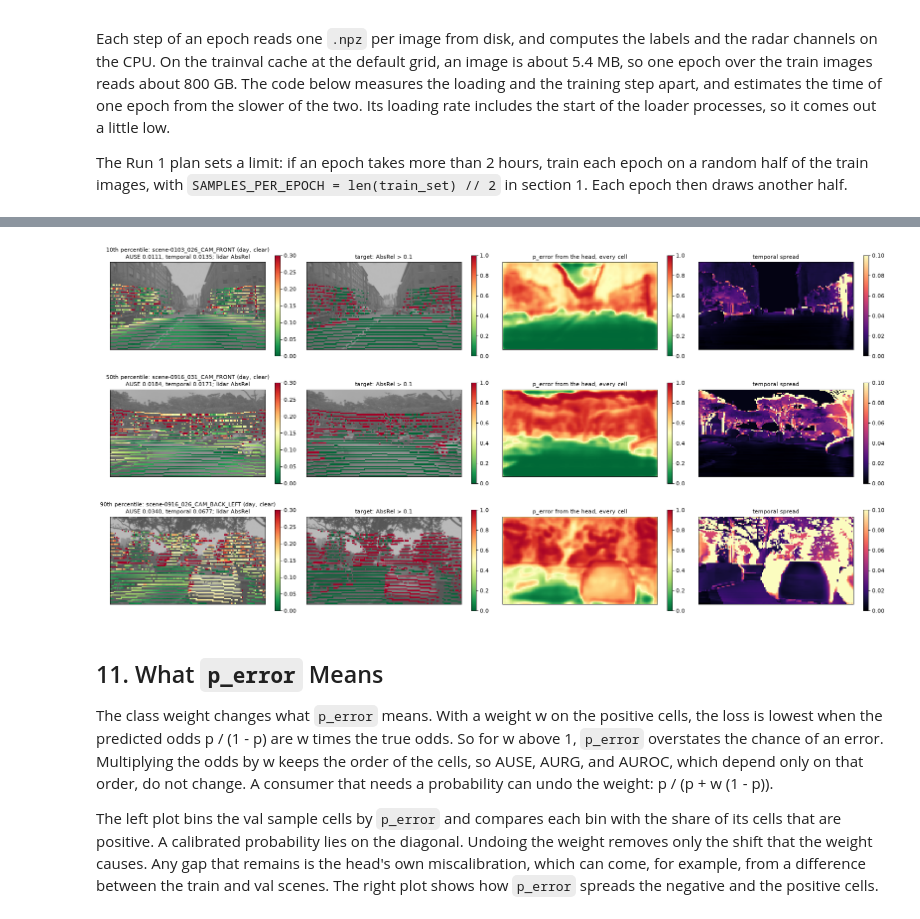
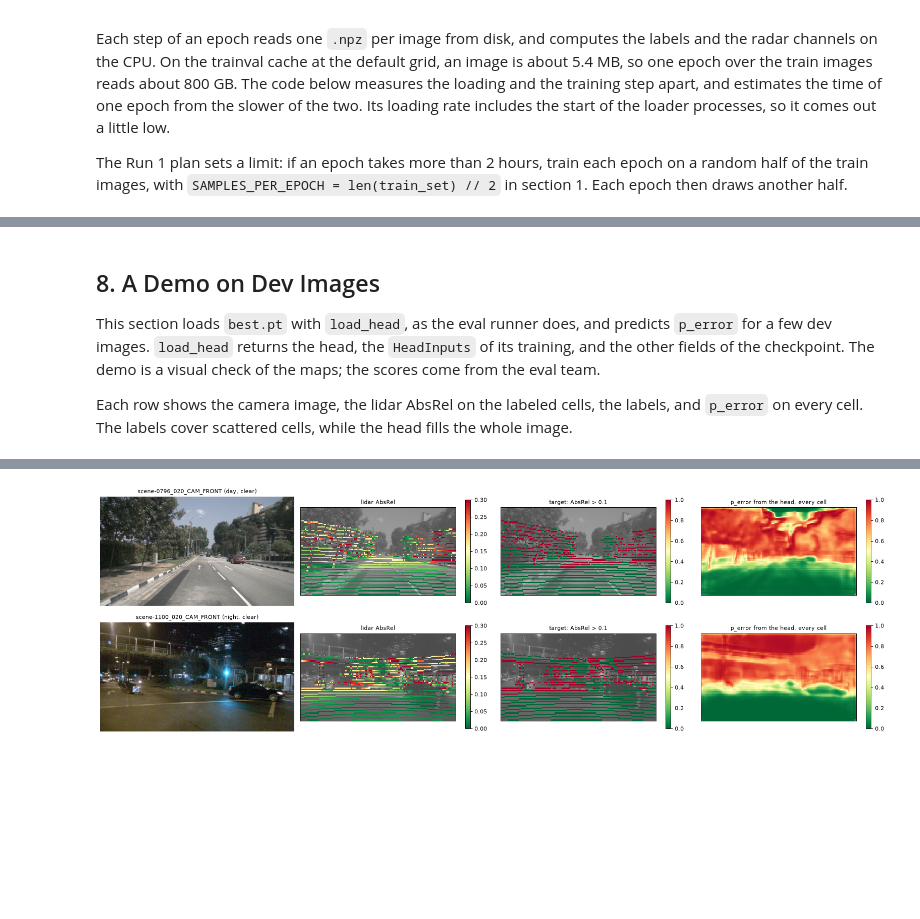
Before and after one commit to kgqiao/monocular-depth-confidence-estimation, a Jupyter notebook: confhead/notebooks/train-head.ipynb, the cells around one changed output, grey strips where cells are left out. Drawn from its saved outputs; the diff is of its cells as text; code cells hidden in the pictures; blank space fills up the shorter version.

```diff
--- a/confhead/notebooks/train-head.ipynb
+++ b/confhead/notebooks/train-head.ipynb
@@ -122,7 +117,7 @@ SAMPLES_PER_EPOCH = None
 DEV_FRACTION = 0.1
 DEV_LIMIT = 3000
 STATS_SAMPLE = 256
-CELLS_PER_IMAGE = 500
+DEMO_KEYS = None
 SEED = 0
 NUM_WORKERS = None
 # %%
@@ -587,0 +434,10 @@ The figure shows three val images, at the 10th, 50th, and 90th percentile of the
+# %%
+epochs = [h["epoch"] for h in history]
+best_epoch = min(history, key=lambda h: h["dev_loss"])["epoch"]
+fig, ax = plt.subplots(figsize=(8, 3.6))
+ax.plot(epochs, [h["train_loss"] for h in history], "o-", label="train")
+ax.plot(epochs, [h["dev_loss"] for h in history], "o-", label="dev")
+ax.axvline(best_epoch, color="#c44e52", lw=0.8, label=f"best.pt, epoch {best_epoch}")
+ax.set(xlabel="epoch", ylabel="masked BCE", title="loss")
+ax.legend()
+plt.show()
@@ -588,32 +446,46 @@ The figure shows three val images, at the 10th, 50th, and 90th percentile of the
+# %% [markdown]
+## 8. A Demo on Dev Images
+
+This section loads `best.pt` with `load_head`, as the eval runner does, and predicts `p_error` for a few dev images. `load_head` returns the head, the `HeadInputs` of its training, and the other fields of the checkpoint. The demo is a visual check of the maps; the scores come from the eval team.
+
+Each row shows the camera image, the lidar AbsRel on the labeled cells, the labels, and `p_error` on every cell. The labels cover scattered cells, while the head fills the whole image.
 # %%
-val_position = {r["key"]: i for i, r in enumerate(val_set.rows)}
-ranked = sorted(val_images, key=lambda im: im["ause_head"])
-picks = [ranked[int(q * (len(ranked) - 1))] for q in (0.1, 0.5, 0.9)]
-tau = INPUTS.labels.tau
+best, inputs, info = load_head(RUN_DIR / "best.pt", device)
+print(f"best.pt: epoch {info['epoch']}, dev loss {info['history'][-1]['dev_loss']:.4f}")
 
-fig, axes = plt.subplots(len(picks), 4, figsize=(20, 3.3 * len(picks)), squeeze=False)
-for row_axes, (q, im) in zip(axes, zip((10, 50, 90), picks)):
-    item = val_set[val_position[im["key"]]]
-    entry = cache.entry(im["key"])
+if DEMO_KEYS is None:
+    groups = defaultdict(list)
+    for i in dev_all:
+        r = official_train.rows[i]
+        groups[(r["condition"], r["weather"])].append(r)
+    DEMO_KEYS = []
+    for _, group in sorted(groups.items())[:3]:
+        front = [r for r in group if r["channel"] == "CAM_FRONT"] or group
+        DEMO_KEYS.append(front[len(front) // 2]["key"])
+demo_set = ConfidenceDataset(cache, inputs)
+position = {r["key"]: i for i, r in enumerate(demo_set.rows)}
+tau = inputs.labels.tau
+
+fig, axes = plt.subplots(len(DEMO_KEYS), 4, figsize=(20, 3.3 * len(DEMO_KEYS)), squeeze=False)
+for row_axes, key in zip(axes, DEMO_KEYS):
+    item = demo_set[position[key]]
+    entry = cache.entry(key)
     rgb = entry.image()
     size = (entry.meta["image"]["width"], entry.meta["image"]["height"])
     with torch.no_grad():
-        p_map = torch.sigmoid(head(item["x"][None].to(device)))[0, 0].cpu().numpy()
+        p_error = torch.sigmoid(best(item["x"][None].to(device)))[0, 0].cpu().numpy()
     labeled = item["mask"][0].numpy() > 0
+    row_axes[0].imshow(rgb)
+    row_axes[0].set_axis_off()
+    row_axes[0].set_title(f"{key} ({entry.meta['condition']}, {entry.meta['weather']})")
     panels = [
         (item["abs_rel"][0].numpy(), labeled, dict(cmap="RdYlGn_r", vmin=0, vmax=3 * tau), "lidar AbsRel"),
         (item["target"][0].numpy(), labeled, dict(cmap="RdYlGn_r", vmin=0, vmax=1), f"target: AbsRel > {tau}"),
-        (p_map, None, dict(cmap="RdYlGn_r", vmin=0, vmax=1), "p_error from the head, every cell"),
+        (p_error, None, dict(cmap="RdYlGn_r", vmin=0, vmax=1), "p_error from the head, every cell"),
     ]
-    if T is not None:
-        panels.append((item["x"][T].numpy(), None, dict(cmap="magma", vmin=0, vmax=0.1), "temporal spread"))
-    for ax, (values, mask, kw, title) in zip(row_axes, panels):
-        imshow = draw_map(ax, values, size, image=rgb if mask is not None else None, mask=mask, **kw)
+    for ax, (values, mask, kw, title) in zip(row_axes[1:], panels):
+        im = draw_map(ax, values, size, image=rgb if mask is not None else None, mask=mask, **kw)
         ax.set_title(title)
-        fig.colorbar(imshow, ax=ax, shrink=0.8)
-    row_axes[0].set_title(f"{q}th percentile: {im['key']} ({im['condition']}, {im['weather']})\n"
-                          f"AUSE {im['ause_head']:.4f}, temporal {im.get('ause_temporal', float('nan')):.4f}; lidar AbsRel")
-    for ax in row_axes[len(panels):]:
-        ax.set_axis_off()
+        fig.colorbar(im, ax=ax, shrink=0.8)
 fig.tight_layout()
 # %% [output]
@@ -620,7 +493 @@ fig.tight_layout()
-[figure, old version]
+[figure, new version]
-# %% [markdown]
-## 11. What `p_error` Means
-
-The class weight changes what `p_error` means. With a weight w on the positive cells, the loss is lowest when the predicted odds p / (1 - p) are w times the true odds. So for w above 1, `p_error` overstates the chance of an error. Multiplying the odds by w keeps the order of the cells, so AUSE, AURG, and AUROC, which depend only on that order, do not change. A consumer that needs a probability can undo the weight: p / (p + w (1 - p)).
-
-The left plot bins the val sample cells by `p_error` and compares each bin with the share of its cells that are positive. A calibrated probability lies on the diagonal. Undoing the weight removes only the shift that the weight causes. Any gap that remains is the head's own miscalibration, which can come, for example, from a difference between the train and val scenes. The right plot shows how `p_error` spreads the negative and the positive cells.
```
Also changed, not shown: parts of 26 cells of this notebook, 8 other files.
